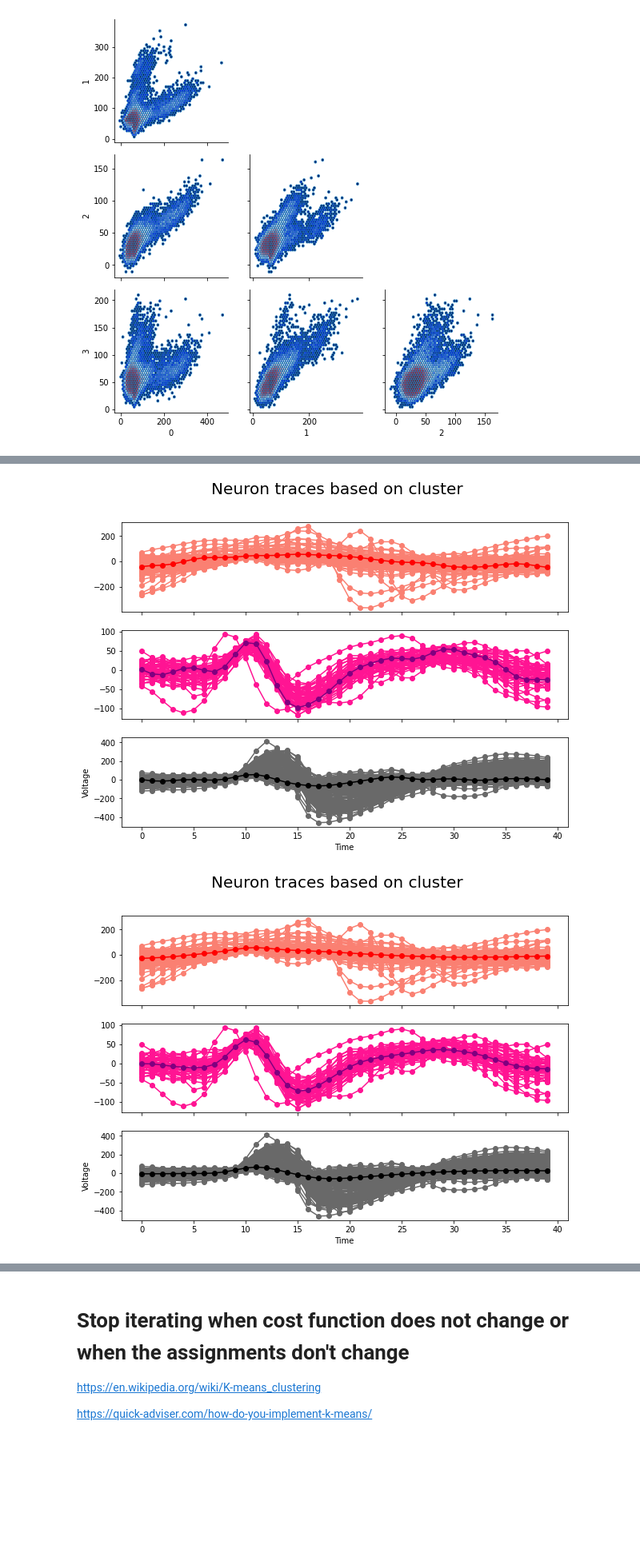
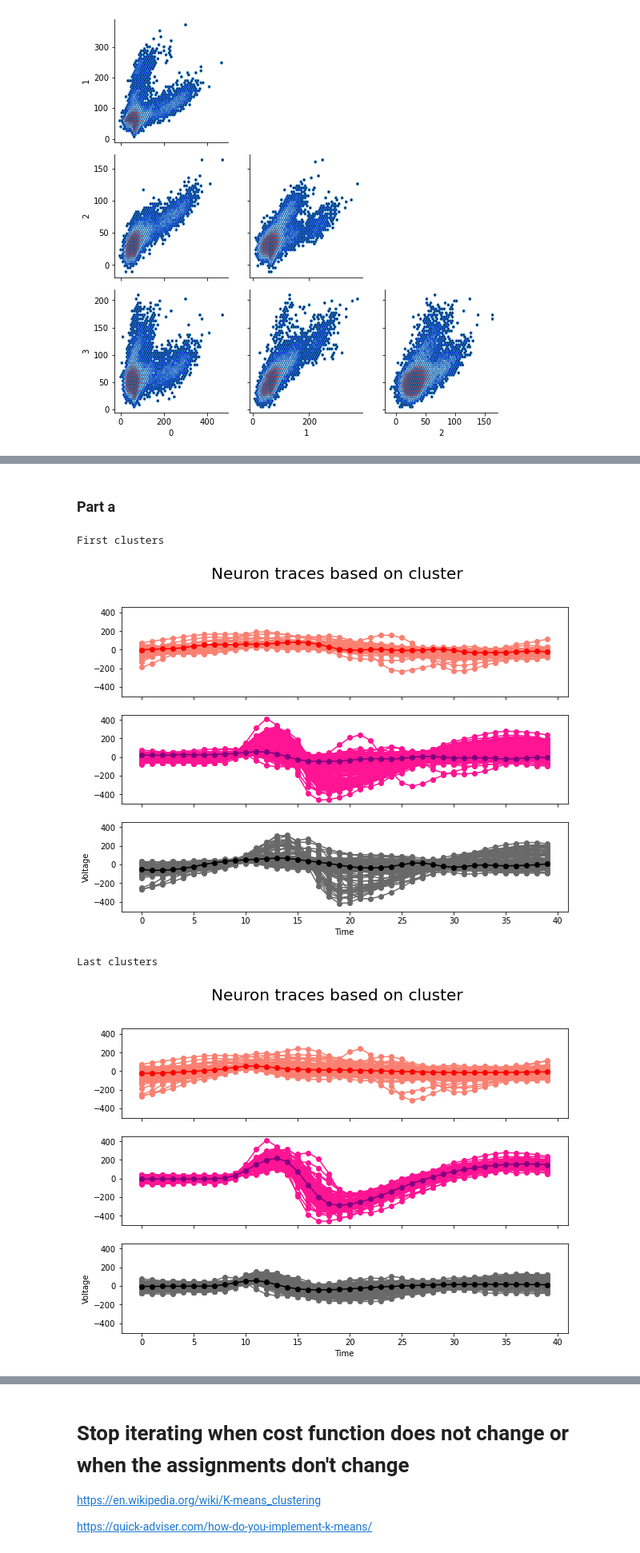
Before and after one commit to SaiAkhilVudattu/Neuro_classes, a Jupyter notebook: signal_processing/HW4/HW4.ipynb, the cells around one changed output, grey strips where cells are left out. Shown at 80% size. Drawn from its saved outputs; the diff is of its cells as text; code cells hidden in the pictures; blank space fills up the shorter version.

```diff
--- a/signal_processing/HW4/HW4.ipynb
+++ b/signal_processing/HW4/HW4.ipynb
@@ -125,7 +103,7 @@ def distances(xns, mks):
     return rnks_1, rnks_2, rnks_3
 # %%
 def plot_traces(xns, rnks_1, rnks_2, rnks_3, mks):
-    fig, (ax1, ax2, ax3) = plt.subplots(3, sharex=True, figsize=(10,7))
+    fig, (ax1, ax2, ax3) = plt.subplots(3, sharex=True, sharey=True, figsize=(10,7))
     fig.suptitle('Neuron traces based on cluster', fontsize=20)
 
     time = [i for i in range(40)]
@@ -173,16 +161,24 @@ def updates_centroids(xns, rnks_1, rnks_2, rnks_3):
 # %%
 xns = xn_ex2[:2000] # whole 40 time indices of electrode 1
-mks_init = [xns[0], xns[40], xns[30]]
 
-rnks_1, rnks_2, rnks_3 = distances(xns, mks_init)
-mks1, mks2, mks3 = updates_centroids(xns, rnks_1, rnks_2, rnks_3)
-# for i in range(len(mks_init)):
+# Initializes with 3 random traces from the dataset
+mks_init = [xns[round(2000*random.random())], xns[round(2000*random.random())], xns[round(2000*random.random())]]
+J = np.zeros(20)
 
-#     iterative_cost_function(xns, mk, rnks) # Cost function for 1 cluster
-# J = all_clusters_cost_function(Peaks_1[:2000], mks_init, rnks)
+J[0], rnks_1, mks = one_iteration(xns, mks_init) # First iteration
+
+for i in range(1,20):
+    J[i], rnks, mks = one_iteration(xns, mks)
+# %% [markdown]
+### Part a
 # %%
-plot_traces(xns, rnks_1, rnks_2, rnks_3, mks_init)
-plot_traces(xns, rnks_1, rnks_2, rnks_3, [mks1, mks2, mks3])
+print("First clusters")
+plot_traces(xns, rnks_1[0], rnks_1[1], rnks_1[2], mks_init)
+
+print("Last clusters")
+plot_traces(xns, rnks[0], rnks[1], rnks[2], mks)
 # %% [output]
+First clusters
-[figure, old version]
+[figure, new version]
+Last clusters
-[figure, old version]
+[figure, new version]
```
Also changed, not shown: parts of 23 cells of this notebook, 1 other file.
